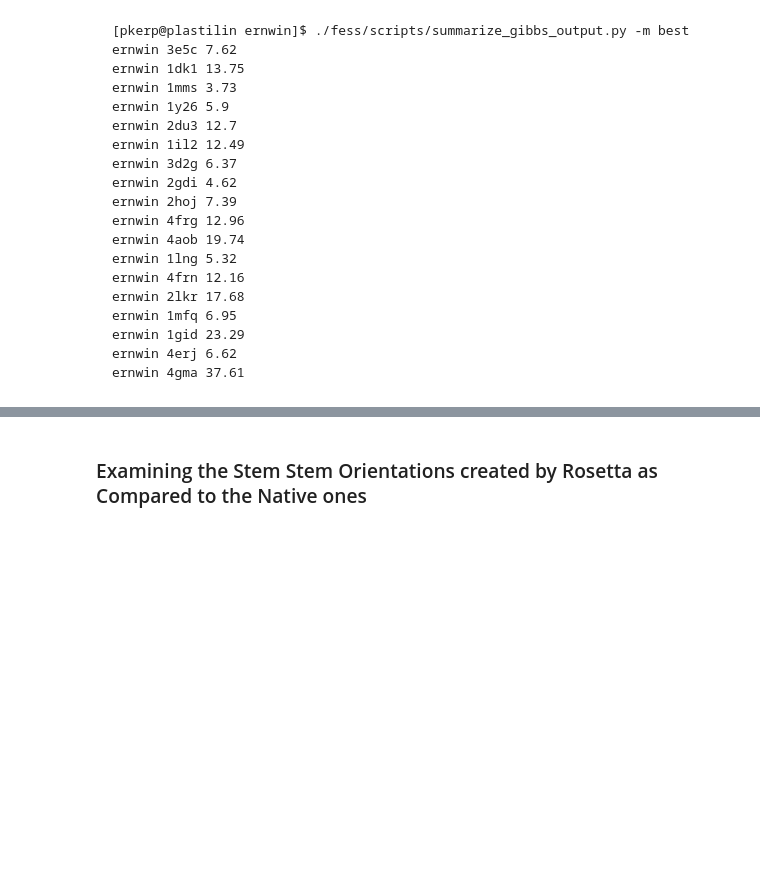
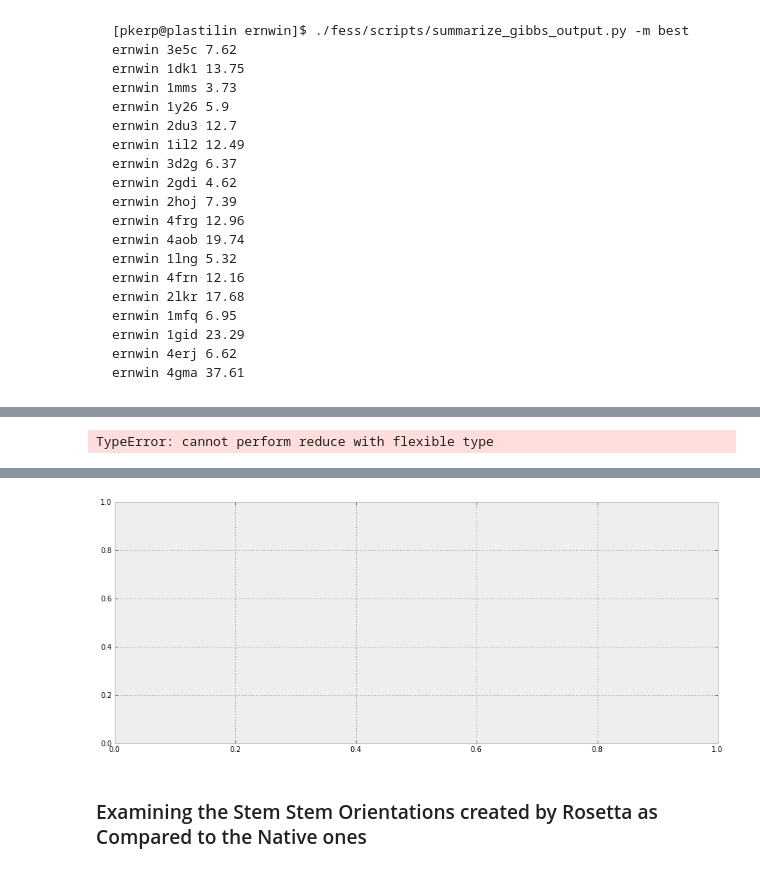
Before and after one commit to ViennaRNA/ernwin, a Jupyter notebook: ipy_notebook_ernwin.ipynb, the cells around one changed output, grey strips where cells are left out. Cells and saved outputs as stored; diff of their text form; code cells hidden in the pictures; blank space fills up the shorter version.

```diff
--- a/ipy_notebook_ernwin.ipynb
+++ b/ipy_notebook_ernwin.ipynb
@@ -1047,0 +1184,19 @@ plt.setp(labels, rotation=90)
+# %%
+print dpoints
+sys.exit(1)
+def aggregate(df,by=0,to=1,func=np.sum):
+    # Shamelessly stolen from:
+    # http://timotheepoisot.fr/2011/12/01/the-aggregate-function-in-python/
+    Dat = []
+    ColBy = df.T[by]
+    ColTo = df.T[to]
+    cud.pv('ColBy')
+    cud.pv('ColTo')
+    UniqueBy = np.sort(np.unique(ColBy))
+    for ub in UniqueBy:
+        uTo = ColTo[ColBy==ub]
+        Out = func(uTo)
+        Dat.append(np.concatenate(([ub],Out)))
+    return Dat
+
+print aggregate(dpoints, 0)
@@ -1047,0 +1223,46 @@ plt.setp(labels, rotation=90)
+# %%
+fig = plt.figure()
+ax = fig.add_subplot(111)
+
+import matplotlib.cm as cm
+
+def plot_barcharts(dpoints):
+    '''
+    Create a side by side bar chart for data with multiple categories.
+    '''
+    print aggregate(dpoints, 0, func=np.mean)
+
+    # the categories
+    categories = unique(dpoints[:,0])
+    points = unique(dpoints[:,1])
+
+    num_categories = len(categories)
+    num_points = len(points)
+
+    # the space between each set of bars
+    free_space = 0.3
+
+    # create the numbers along which the bars will be aligned
+    ind = np.arange(num_points)
+    width= num_points / (num_points * num_categories * (1 + free_space))
+
+    # create a bar for each category
+    for i in range(num_categories):
+        ax.bar(ind + i*width + (1 - (num_categories * width) / 2.),
+               dpoints[dpoints[:,0] == categories[i]][:,2].astype(np.float),
+               color=cm.Accent(float(i) / num_categories), width=width, label=categories[i])
+
+    ax.set_ylabel("RMSD")
+    ax.set_xlabel("Structure")
+    ax.set_xticks(ind + 1)
+    ax.set_xticklabels(points)
+    plt.setp(plt.xticks()[1], rotation=90)
+
+    handles, labels = ax.get_legend_handles_labels()
+    ax.legend(handles[::-1], labels[::-1])
+
+plot_barcharts(dpoints)
+figsize(15, 6)
+plt.show()
+# %% [output]
+TypeError: cannot perform reduce with flexible type
@@ -1048,3 +1286,4 @@ plt.setp(labels, rotation=90)
+[figure, added]
 # %% [markdown]
 ### Examining the Stem Stem Orientations created by Rosetta as Compared to the Native ones ###
 # %%
```
Also changed, not shown: parts of 32 cells of this notebook, 4 other files.
